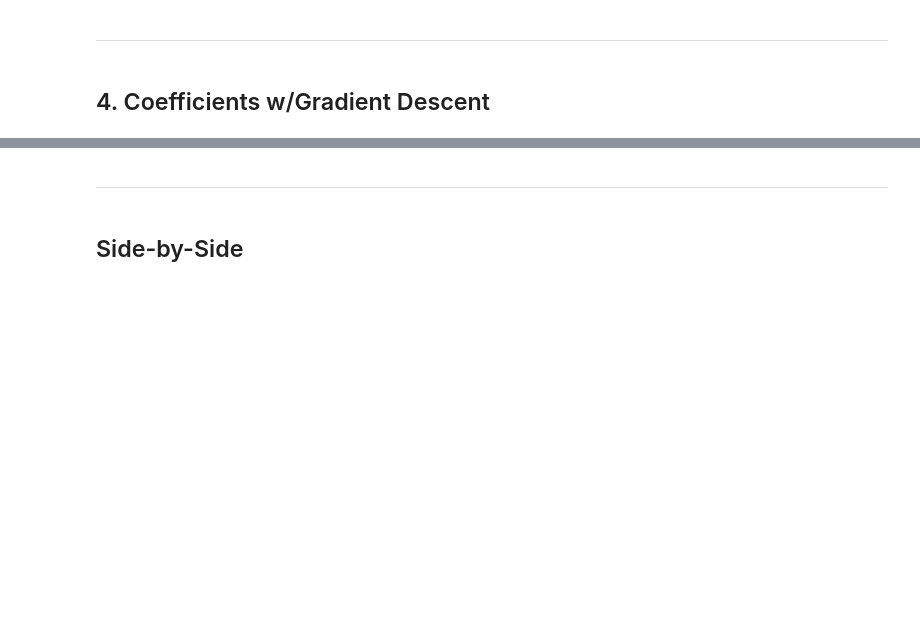
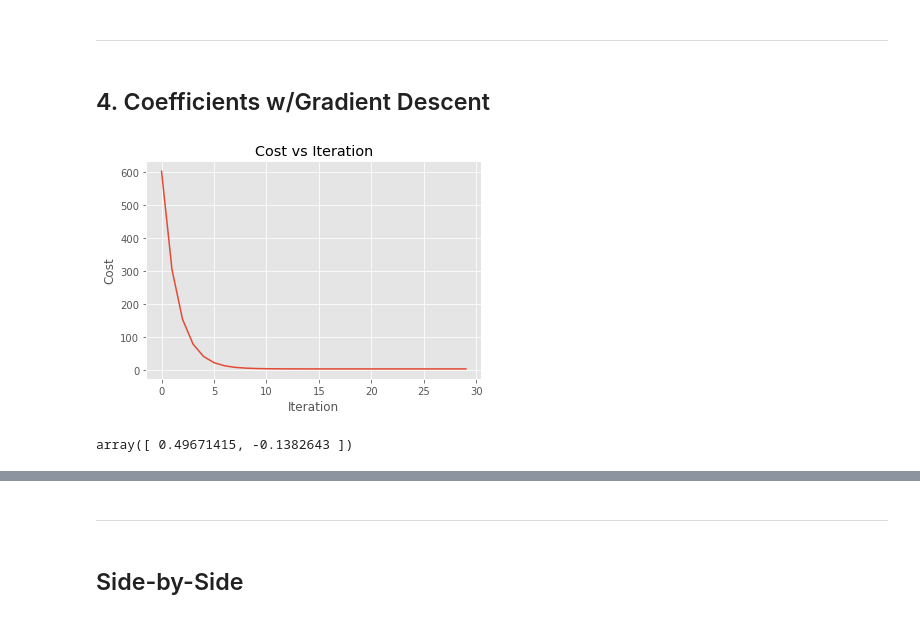
Before and after one commit to dziganto/Data_Science_Fundamentals, a Jupyter notebook: Linear_Regression_&_Intro_to_GD.ipynb, the cells around one changed output, grey strips where cells are left out. Cells and saved outputs as stored; diff of their text form; code cells hidden in the pictures; blank space fills up the shorter version.

```diff
--- a/Linear_Regression_&_Intro_to_GD.ipynb
+++ b/Linear_Regression_&_Intro_to_GD.ipynb
@@ -173,0 +182,7 @@ gd = batch_gradient_descent(X=X, y=y, alpha=0.01, max_iter=1000, seed=35)
+# %%
+def cost_plot(obj):
+    '''plot cost as a function of iteration number'''
+    plt.plot(obj.cost_);
+    plt.title('Cost vs Iteration')
+    plt.xlabel('Iteration')
+    plt.ylabel('Cost');
@@ -173,0 +192,8 @@ gd = batch_gradient_descent(X=X, y=y, alpha=0.01, max_iter=1000, seed=35)
+# %%
+cost_plot(gd)
+# %% [output]
+[figure, added]
+# %%
+gd._initial_coef
+# %% [output]
+array([ 0.49671415, -0.1382643 ])
```
Also changed, not shown: parts of 37 cells of this notebook.
